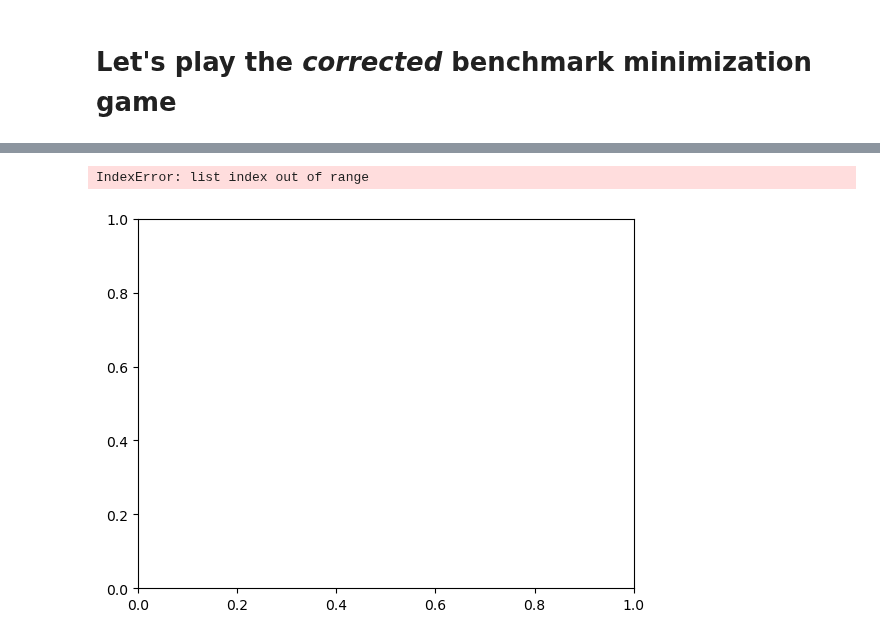
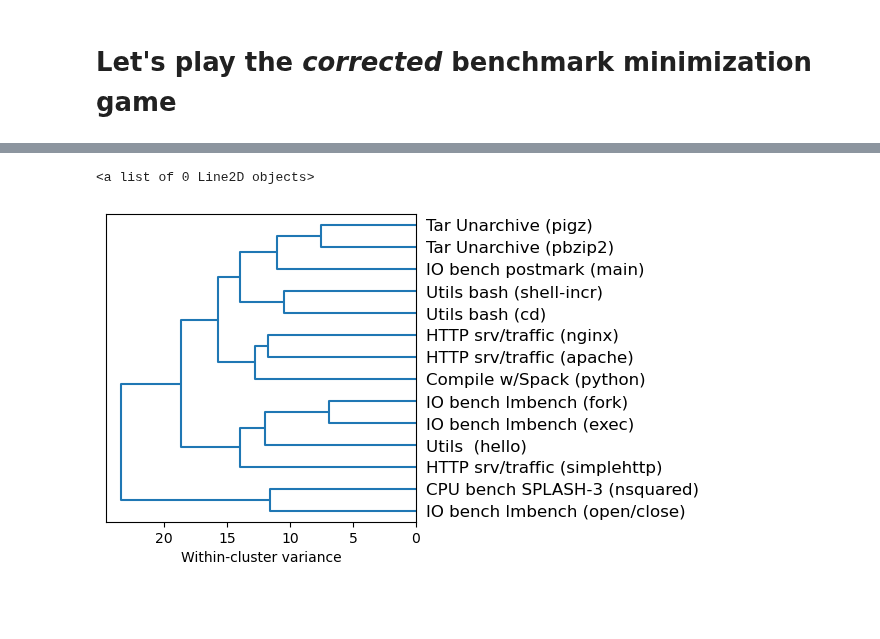
Before and after one commit to charmoniumQ/PROBE, a Jupyter notebook: benchmark/notebook/cross-val.ipynb, the cells around one changed output, grey strips where cells are left out. Saved outputs shown, nothing was run; the diff lists cells and outputs as text; code cells hidden in the pictures; blank space fills up the shorter version.

```diff
--- a/benchmark/notebook/cross-val.ipynb
+++ b/benchmark/notebook/cross-val.ipynb
@@ -47,7 +47,7 @@ workloads = list(flatten1([
     WORKLOAD_GROUPS[workload_name]
     for workload_name in ["working"]
 ]))
-iterations = 2
+iterations = 3
 ignore_failures = False
 rerun = False
 df = get_results(
@@ -233,6 +234,7 @@ agged = (
         ),
         "count": pandas.NamedAgg("walltime", lambda walltimes: len(walltimes)),
         "workload_kind": pandas.NamedAgg("workload_kind", lambda workload_kinds: workload_kinds.iloc[0]),
+        "workload_shortname": pandas.NamedAgg("workload_shortname", lambda workload_shortnames: workload_shortnames.iloc[0]),
     })
     .assign(**{
         **{
@@ -240,8 +242,10 @@ agged = (
             for qoi in abs_qois + rel_qois
         },
         "rel_slowdown": lambda df: df["walltime_mean"] / df.loc["(none)"]["walltime_mean"],
+        "abs_slowdown": lambda df: df["walltime_mean"] - df.loc["(none)"]["walltime_mean"],
         # workload_kind gets set to a String/PyObj in the previous aggregation. This convert it back to categorical
         "workload_kind": lambda df: df["workload_kind"].astype(df_with_balanced_clusters["workload_kind"].dtype),
+        "workload_shortname": lambda df: df["workload_shortname"].astype(df_with_balanced_clusters["workload_shortname"].dtype),
     })
     .assign(**{
         "log_rel_slowdown": lambda df: numpy.log(df["rel_slowdown"]),
@@ -882,0 +765,2 @@ opt_x = 14
+# %%
+opt_x = 14
@@ -1016,24 +950,40 @@ def leaf_label_func(id: int, count: int = 1) -> str:
+# %%
+def leaf_label_func_representative(id: int, is_center=True) -> str:
+    if 0 <= id < n_benchmarks:
+        if is_center:
+            #assert id in benchmark_subsetter.selected_benchmarks
+            return benchmark_names[benchmark_subsetter.selected_benchmarks[benchmark_subsetter.cluster_labels[id]]]
+        else:
+            return
+    elif n_benchmarks <= id < n_benchmarks * 2:
+        left_child = int(linkage[id - n_benchmarks][0])
+        right_child = int(linkage[id - n_benchmarks][1])
+        left_child_rep = leaf_label_func_representative(left_child)
+        right_child_rep = leaf_label_func_representative(right_child)
+        if left_child_rep == right_child_rep:
+            return left_child_rep
+        else:
+            return None
+        #    #return left_child_rep + " | " + right_child_rep
+    else:
+        raise ValueError()
 # %%
-fig = matplotlib.pyplot.figure()
+fig = matplotlib.pyplot.figure(figsize=(4, 4))
 ax = fig.add_subplot(1, 1, 1)
 linkage, R = plot_dendrogram(
     benchmark_subsetter.clusterer,
     ax=ax,
-    leaf_label_func=leaf_label_func,
-    # labels=[
-    #     benchmark_names[benchmark]
-    #     for benchmark in benchmark_subsetter.selected_benchmarks
-    # ],
+    leaf_label_func=leaf_label_func_representative,
     truncate_mode="lastp",
-    p=20,
+    p=opt_x,
+    color_threshold=0,#color_threshold,
     labels=benchmark_names,
-    #leaf_rotation=90,
-    color_threshold=0,
     orientation="left",
+    #link_color_func=link_color_func,
 )
 ax.set_xlabel("Within-cluster variance")
 fig.savefig(output_dir / "dendrogram.pdf", bbox_inches="tight")
-None
+ax.get_lines()
 # %% [output]
-IndexError: list index out of range
+<a list of 0 Line2D objects>
-[figure, old version]
+[figure, new version]
```
Also changed, not shown: parts of 69 cells of this notebook, 11 other files.
